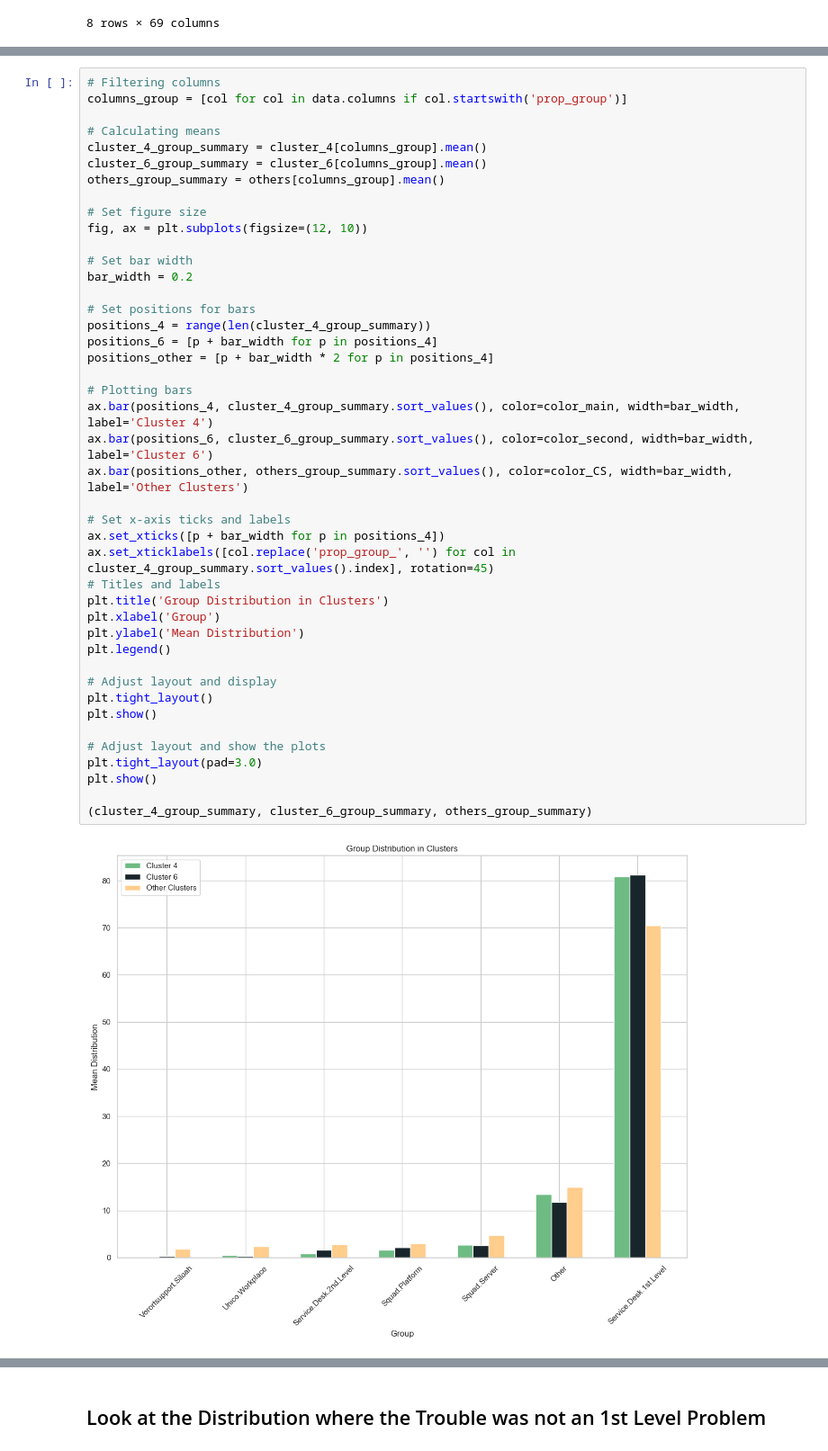
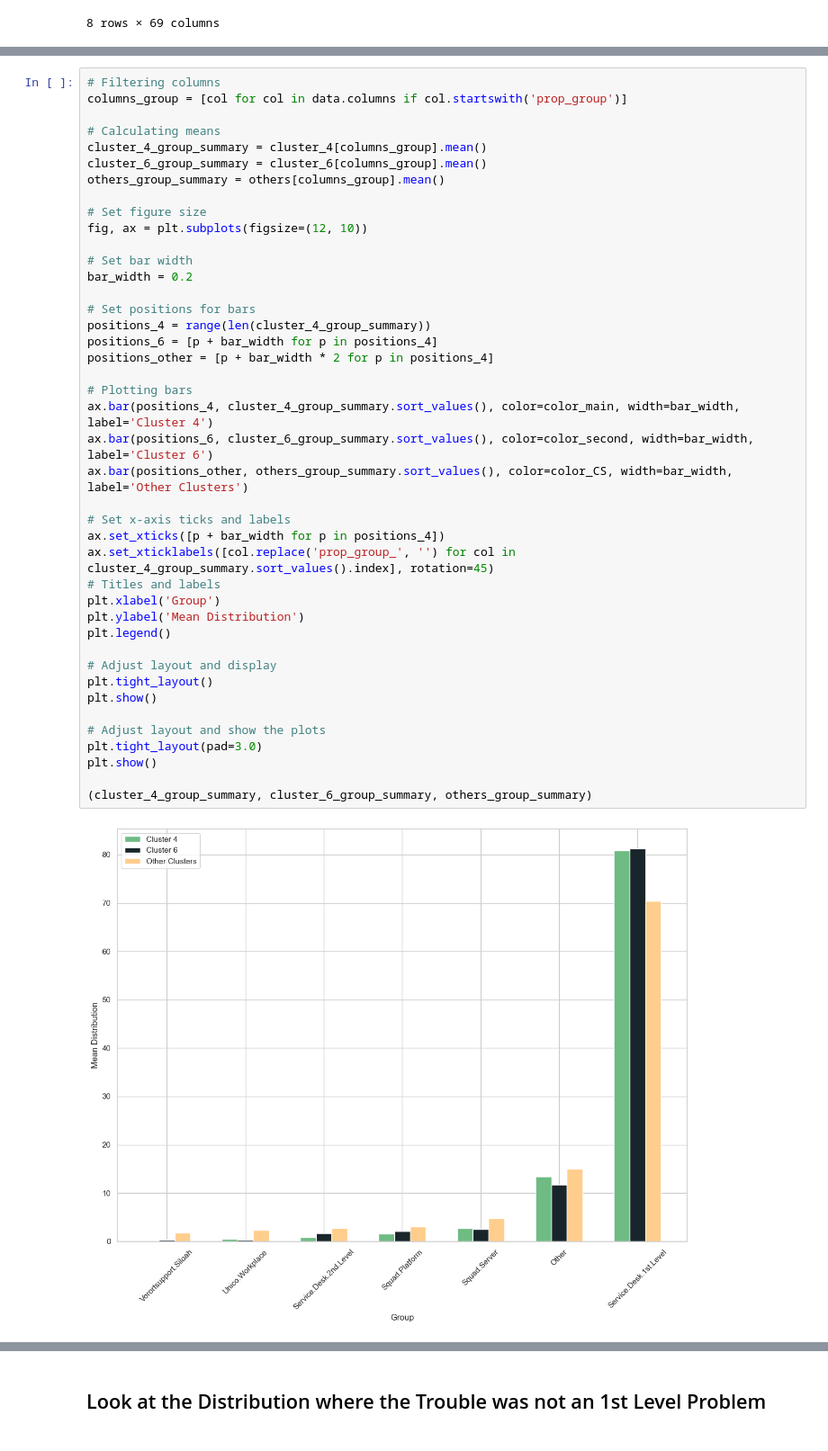
Before and after one commit to Larsibaer/Thesis, a Jupyter notebook: code_analysis.ipynb, the cells around one changed output, grey strips where cells are left out. Shown at 90% size. Cells and saved outputs as stored; diff of their text form.

```diff
--- a/code_analysis.ipynb
+++ b/code_analysis.ipynb
@@ -270,35 +360,34 @@ fig, ax = plt.subplots(figsize=(12, 10))
 bar_width = 0.2
 
 # Set positions for bars
 positions_4 = range(len(cluster_4_group_summary))
 positions_6 = [p + bar_width for p in positions_4]
 positions_other = [p + bar_width * 2 for p in positions_4]
 
 # Plotting bars
 ax.bar(positions_4, cluster_4_group_summary.sort_values(), color=color_main, width=bar_width, label='Cluster 4')
 ax.bar(positions_6, cluster_6_group_summary.sort_values(), color=color_second, width=bar_width, label='Cluster 6')
 ax.bar(positions_other, others_group_summary.sort_values(), color=color_CS, width=bar_width, label='Other Clusters')
 
 # Set x-axis ticks and labels
 ax.set_xticks([p + bar_width for p in positions_4])
 ax.set_xticklabels([col.replace('prop_group_', '') for col in cluster_4_group_summary.sort_values().index], rotation=45)
 # Titles and labels
-plt.title('Group Distribution in Clusters')
 plt.xlabel('Group')
 plt.ylabel('Mean Distribution')
 plt.legend()
 
 # Adjust layout and display
 plt.tight_layout()
 plt.show()
 
 # Adjust layout and show the plots
 plt.tight_layout(pad=3.0)
 plt.show()
 
 (cluster_4_group_summary, cluster_6_group_summary, others_group_summary)
 # %% [output]
-[figure, old version]
+[figure, new version]
 <Figure size 640x480 with 0 Axes>
 (prop_group_Other                     13.437011
  prop_group_Service.Desk.1st.Level    80.848489
```
Also changed, not shown: parts of 2 cells of this notebook.
